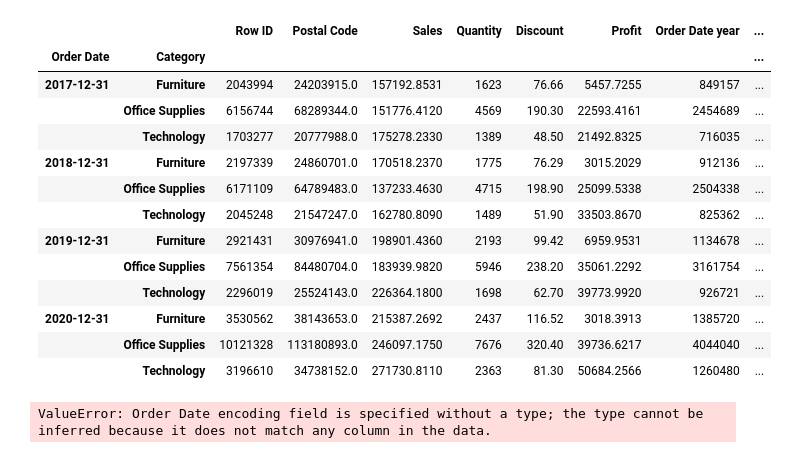
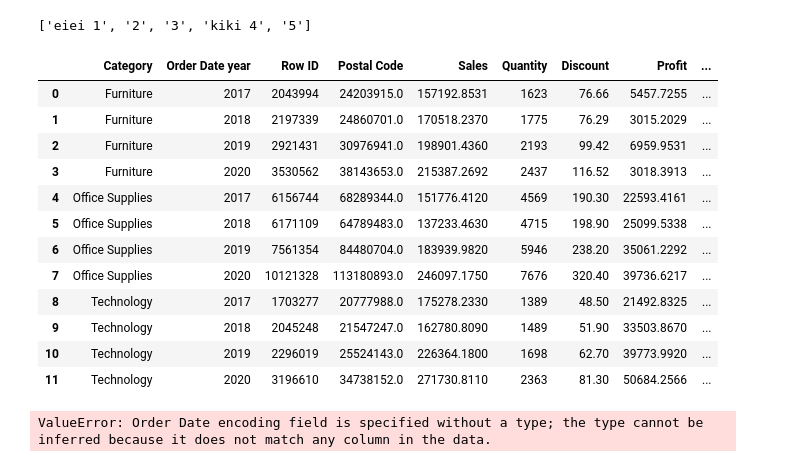
Before and after one commit to ThanawatKMUTNB/DataViz, a Jupyter notebook: Altair_Graph/testGraph.ipynb, the cells around one changed output. Saved outputs shown, nothing was run; the diff lists cells and outputs as text; code cells hidden in the pictures.

```diff
--- a/Altair_Graph/testGraph.ipynb
+++ b/Altair_Graph/testGraph.ipynb
@@ -668,35 +680,44 @@ for j in column:
     elif j not in Measure:
         c +=1
 print(r,c)
+# %%
+dd = [['eiei','1'],'2','3',['kiki','4'],'5']
+for i in dd:
+    if type(i) == type(['list']):
+        index = dd.index(i)
+        s = str(i[0]+' '+i[1])
+        dd[index] = s
+dd
+# %% [output]
+['eiei 1', '2', '3', 'kiki 4', '5']
 # %%
 df = pd.read_csv('Superstore.csv', encoding='windows-1252')
 for d in ['Order Date','Ship Date']:
     filterDate(d,'year')
     filterDate(d,'month')
     filterDate(d,'day')
 
-#dff = df.groupby(['Category','Order Date year'], as_index=False).agg('sum')
-dff = df.groupby([pd.Grouper(key = 'Order Date' , freq='Y'),'Category'],as_index=False).agg('sum')
+dff = df.groupby(['Category','Order Date year'], as_index=False).agg('sum')
+#dff = df.groupby([pd.Grouper(key = 'Order Date' , freq='Y'),'Category'],as_index=False).agg('sum')
 #dff = dff.groupby([pd.Grouper(freq='Y'),'Category']).agg('sum')
 #dfff = dff.loc[dff['Segment'] < 60000]
 dfff = dff.loc[dff['Profit'] < 30000]
 dfff = dfff.loc[dfff['Profit'] > 0]
 dff
 # %% [output]
-|  |  | Row ID | Postal Code | Sales | Quantity | Discount | Profit | Order Date year | ... |
-| Order Date | Category |  |  |  |  |  |  |  | ... |
-| 2017-12-31 | Furniture | 2043994 | 24203915.0 | 157192.8531 | 1623 | 76.66 | 5457.7255 | 849157 | ... |
-|  | Office Supplies | 6156744 | 68289344.0 | 151776.4120 | 4569 | 190.30 | 22593.4161 | 2454689 | ... |
-|  | Technology | 1703277 | 20777988.0 | 175278.2330 | 1389 | 48.50 | 21492.8325 | 716035 | ... |
-| 2018-12-31 | Furniture | 2197339 | 24860701.0 | 170518.2370 | 1775 | 76.29 | 3015.2029 | 912136 | ... |
-|  | Office Supplies | 6171109 | 64789483.0 | 137233.4630 | 4715 | 198.90 | 25099.5338 | 2504338 | ... |
-|  | Technology | 2045248 | 21547247.0 | 162780.8090 | 1489 | 51.90 | 33503.8670 | 825362 | ... |
-| 2019-12-31 | Furniture | 2921431 | 30976941.0 | 198901.4360 | 2193 | 99.42 | 6959.9531 | 1134678 | ... |
-|  | Office Supplies | 7561354 | 84480704.0 | 183939.9820 | 5946 | 238.20 | 35061.2292 | 3161754 | ... |
-|  | Technology | 2296019 | 25524143.0 | 226364.1800 | 1698 | 62.70 | 39773.9920 | 926721 | ... |
-| 2020-12-31 | Furniture | 3530562 | 38143653.0 | 215387.2692 | 2437 | 116.52 | 3018.3913 | 1385720 | ... |
-|  | Office Supplies | 10121328 | 113180893.0 | 246097.1750 | 7676 | 320.40 | 39736.6217 | 4044040 | ... |
-|  | Technology | 3196610 | 34738152.0 | 271730.8110 | 2363 | 81.30 | 50684.2566 | 1260480 | ... |
+|  | Category | Order Date year | Row ID | Postal Code | Sales | Quantity | Discount | Profit | ... |
+| 0 | Furniture | 2017 | 2043994 | 24203915.0 | 157192.8531 | 1623 | 76.66 | 5457.7255 | ... |
+| 1 | Furniture | 2018 | 2197339 | 24860701.0 | 170518.2370 | 1775 | 76.29 | 3015.2029 | ... |
+| 2 | Furniture | 2019 | 2921431 | 30976941.0 | 198901.4360 | 2193 | 99.42 | 6959.9531 | ... |
+| 3 | Furniture | 2020 | 3530562 | 38143653.0 | 215387.2692 | 2437 | 116.52 | 3018.3913 | ... |
+| 4 | Office Supplies | 2017 | 6156744 | 68289344.0 | 151776.4120 | 4569 | 190.30 | 22593.4161 | ... |
+| 5 | Office Supplies | 2018 | 6171109 | 64789483.0 | 137233.4630 | 4715 | 198.90 | 25099.5338 | ... |
+| 6 | Office Supplies | 2019 | 7561354 | 84480704.0 | 183939.9820 | 5946 | 238.20 | 35061.2292 | ... |
+| 7 | Office Supplies | 2020 | 10121328 | 113180893.0 | 246097.1750 | 7676 | 320.40 | 39736.6217 | ... |
+| 8 | Technology | 2017 | 1703277 | 20777988.0 | 175278.2330 | 1389 | 48.50 | 21492.8325 | ... |
+| 9 | Technology | 2018 | 2045248 | 21547247.0 | 162780.8090 | 1489 | 51.90 | 33503.8670 | ... |
+| 10 | Technology | 2019 | 2296019 | 25524143.0 | 226364.1800 | 1698 | 62.70 | 39773.9920 | ... |
+| 11 | Technology | 2020 | 3196610 | 34738152.0 | 271730.8110 | 2363 | 81.30 | 50684.2566 | ... |
 # %%
 c = alt.Chart(dfff).mark_line(point=True).encode(
     y = 'year(Order Date)',
```
Also changed, not shown: parts of 1 cell of this notebook.
